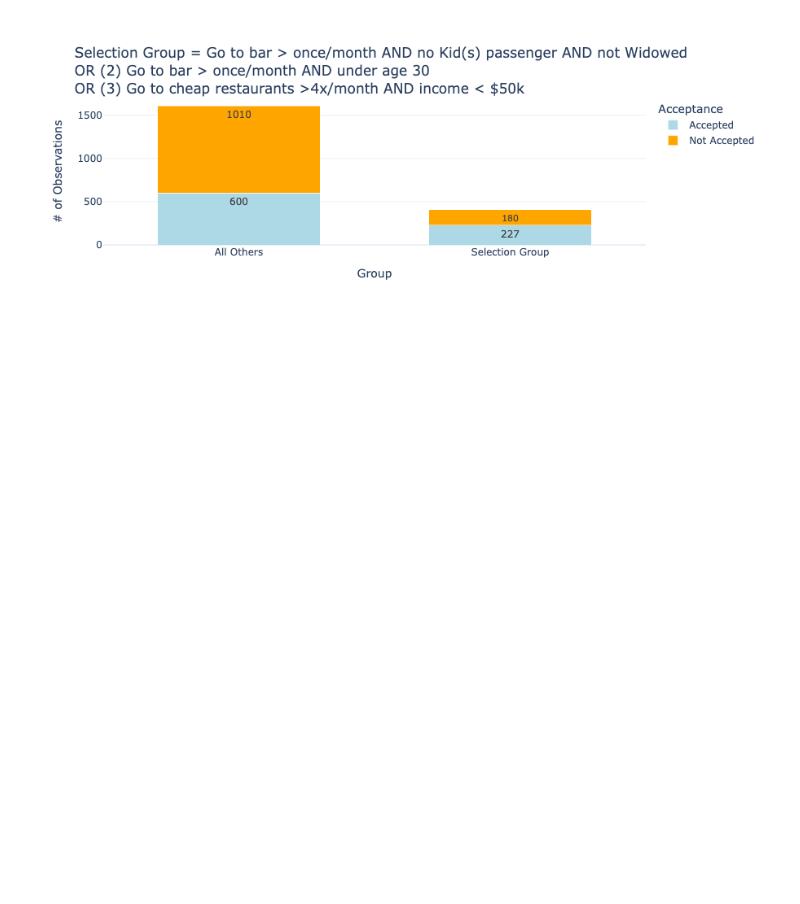
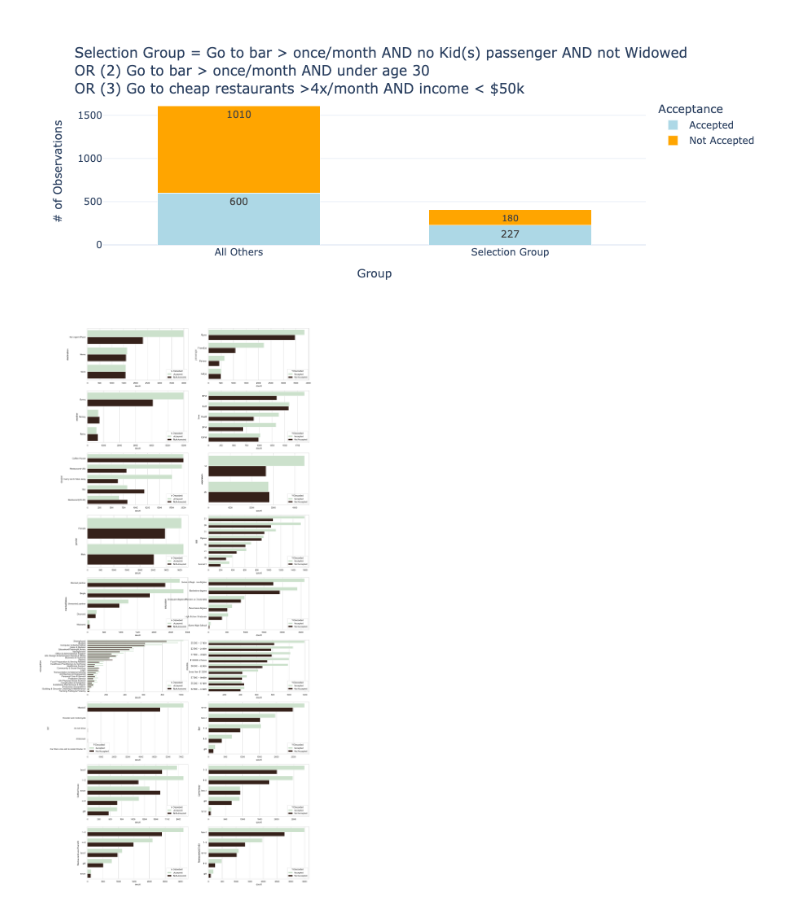
Before and after one commit to graycloudrios/In-Vehicle-Coupon-Recommendations, a Jupyter notebook: coupon-notebook.ipynb, the cells around one changed output. Saved outputs shown, nothing was run; the diff lists cells and outputs as text; code cells hidden in the pictures; blank space fills up the shorter version.

```diff
--- a/coupon-notebook.ipynb
+++ b/coupon-notebook.ipynb
@@ -1045,3 +1054,16 @@ fig.update_layout(
 fig.show()
 # %% [output]
 [figure]
+# %%
+# Create a series of subplots that will compare coupon acceptance rates
+# for every categorical column available
+fig, axes = plt.subplots(9, 2, figsize=(20,50))
+axes = axes.flatten()
+
+for ax, col in zip(axes, data.select_dtypes('object').columns):
+    sns.countplot(y=col, data=data, ax=ax,
+                  palette="ch:.90", hue='Y-Decoded', order=data[col].value_counts().index, color='blue')
+
+plt.show()
+# %% [output]
+[figure, added]
```
Also changed, not shown: parts of 3 cells of this notebook.
